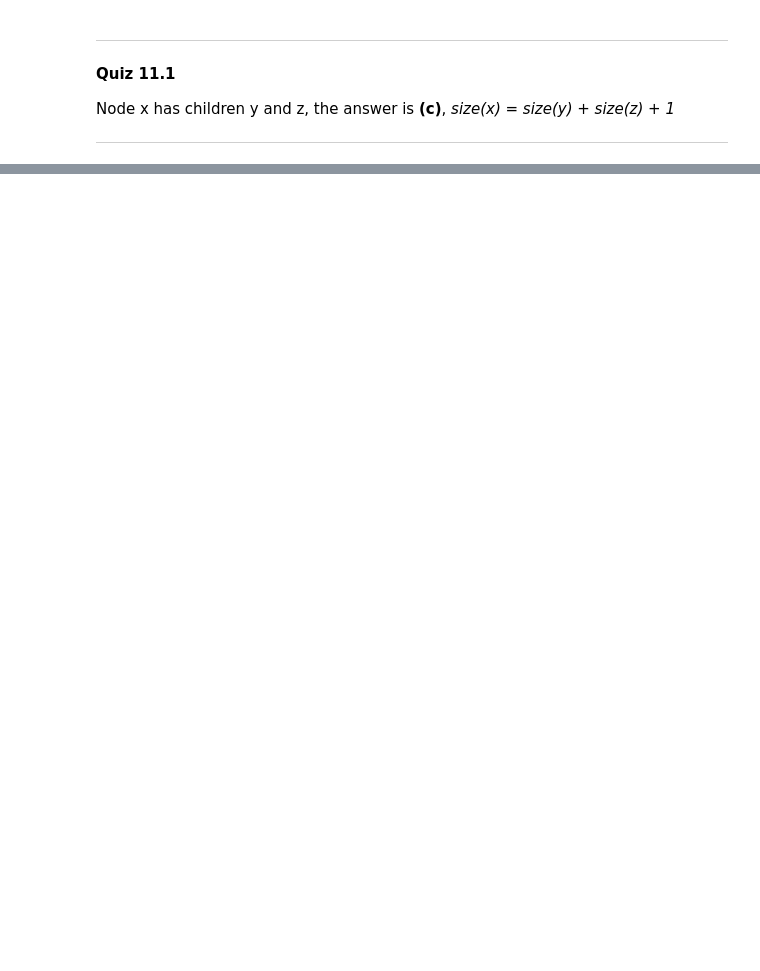
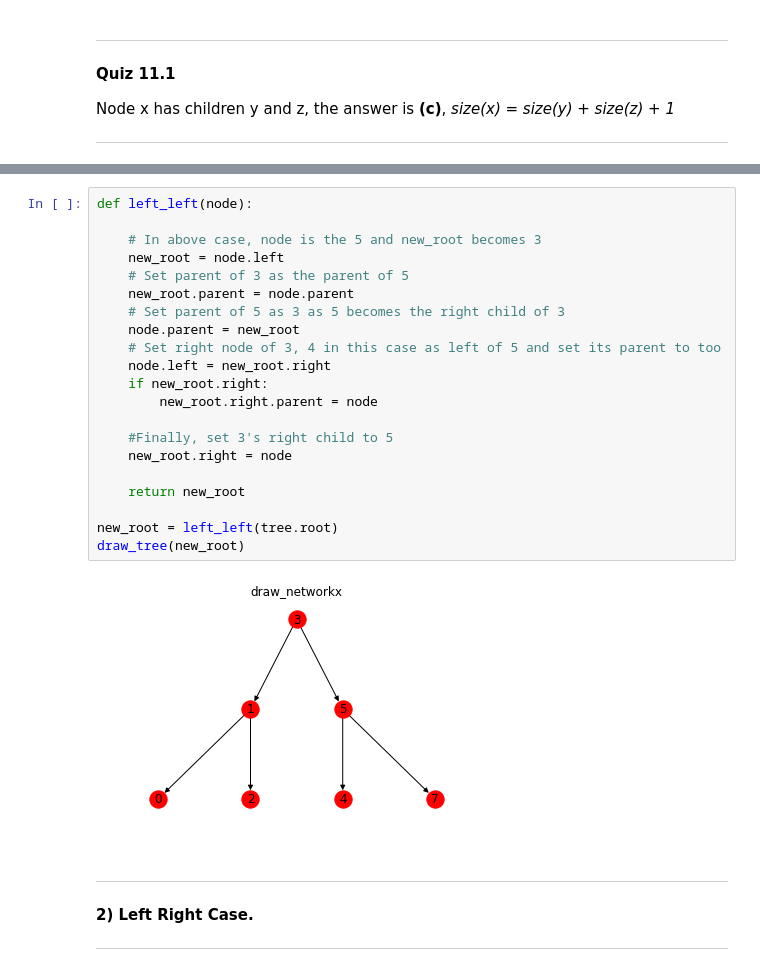
Before and after one commit to amolnayak311/algorithms-illuminated, a Jupyter notebook: Part 2, Graph Algorithms and Data Structures/11. Search Trees.ipynb, the cells around one changed output, grey strips where cells are left out. Drawn from its saved outputs; the diff is of its cells as text; blank space fills up the shorter version.

```diff
--- a/Part 2, Graph Algorithms and Data Structures/11. Search Trees.ipynb
+++ b/Part 2, Graph Algorithms and Data Structures/11. Search Trees.ipynb
@@ -487,0 +600,30 @@ Node x has children y and z, the answer is **(c)**, *size(x) = size(y) + size(z)
+# %%
+def left_left(node):
+
+    # In above case, node is the 5 and new_root becomes 3
+    new_root = node.left
+    # Set parent of 3 as the parent of 5
+    new_root.parent = node.parent
+    # Set parent of 5 as 3 as 5 becomes the right child of 3
+    node.parent = new_root
+    # Set right node of 3, 4 in this case as left of 5 and set its parent to too
+    node.left = new_root.right
+    if new_root.right:
+        new_root.right.parent = node
+
+    #Finally, set 3's right child to 5
+    new_root.right = node
+
+    return new_root
+
+new_root = left_left(tree.root)
+draw_tree(new_root)
+# %% [output]
+[figure, added]
+# %% [markdown]
+---
+
+**2) Left Right Case.**
+
+
+---
```
Also changed, not shown: parts of 11 cells of this notebook, 1 other file.
